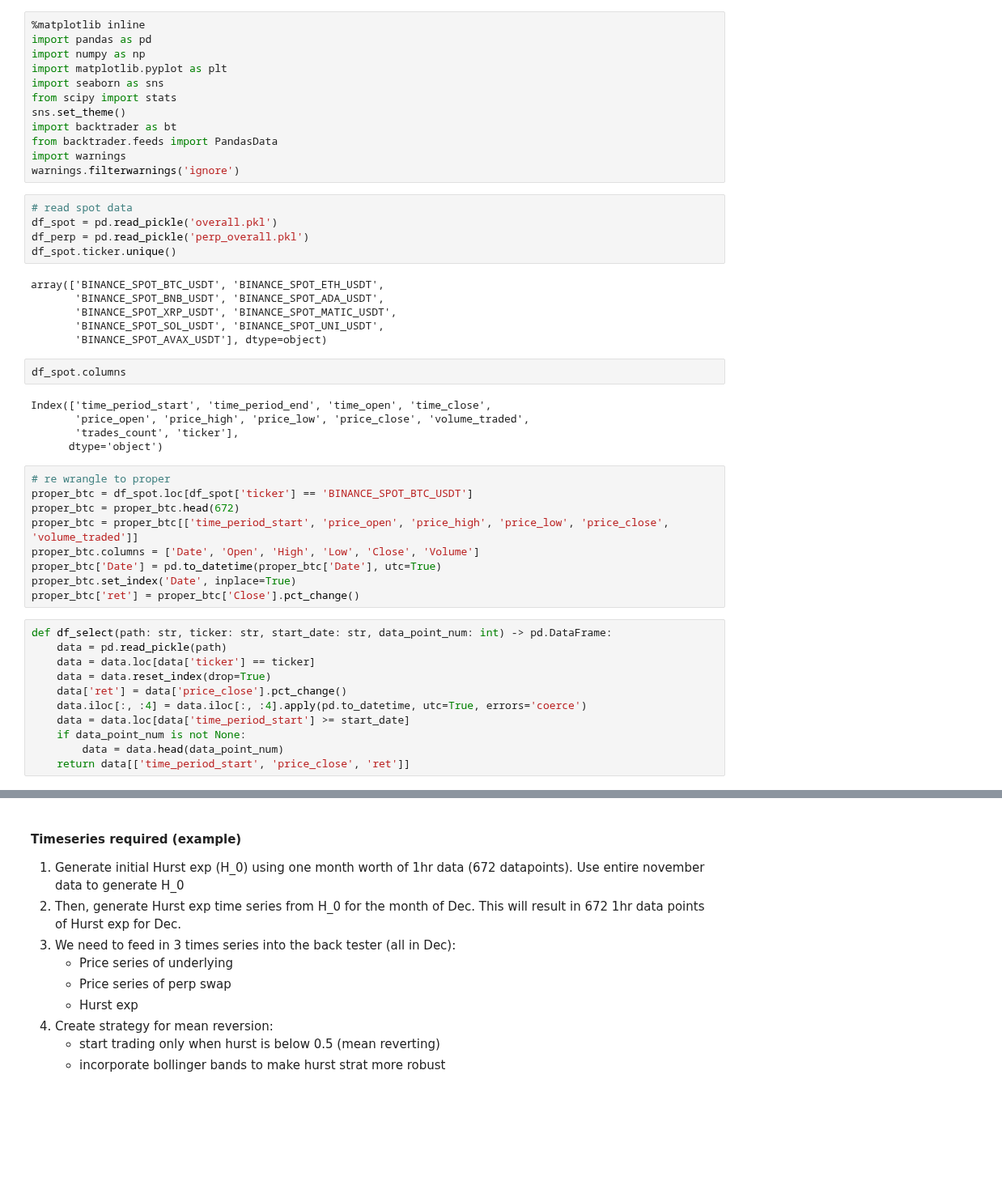
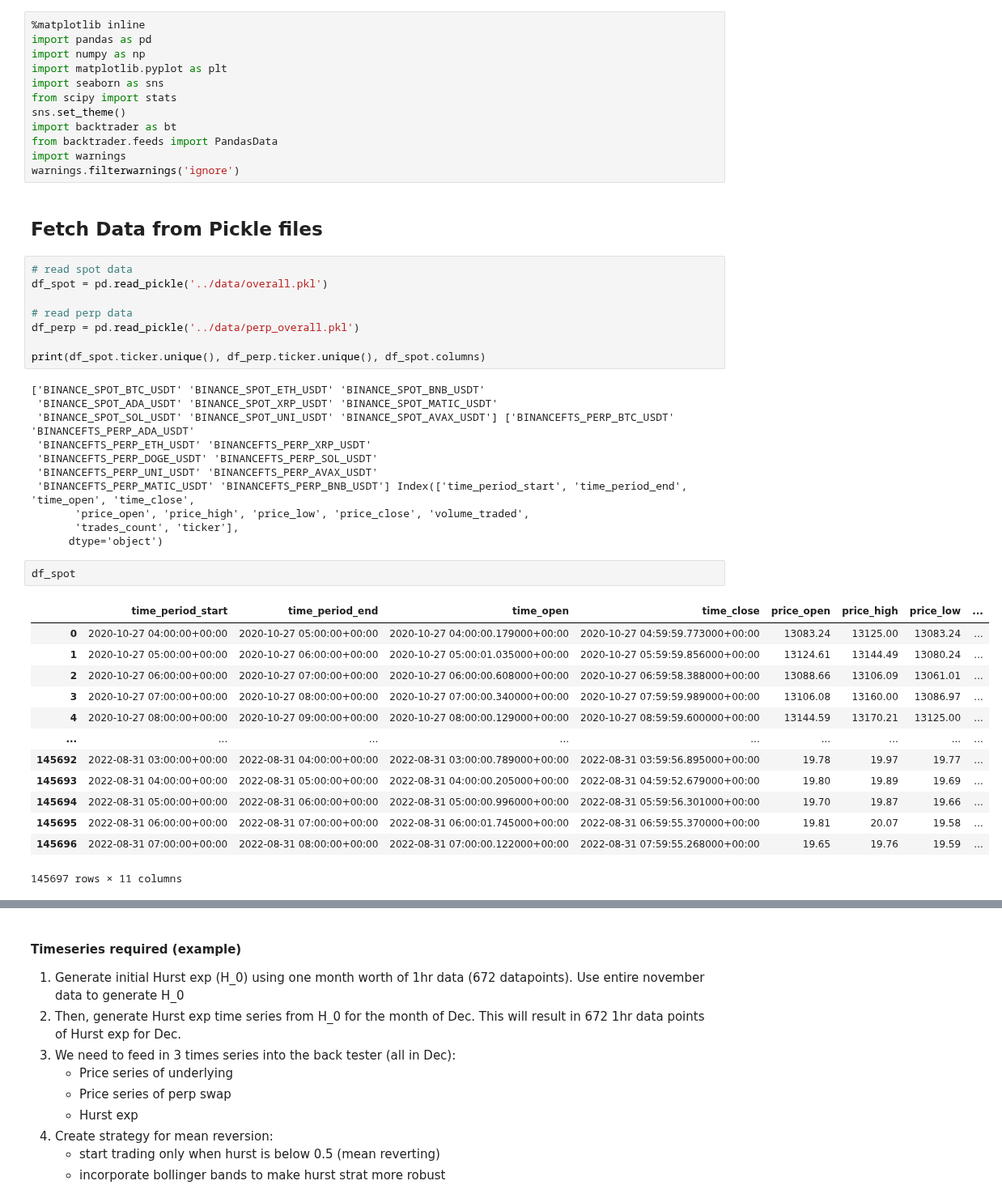
Before and after one commit to regression-gerry/hurst_capstone, a Jupyter notebook: notebooks/rescaled_range_analysis.ipynb, the cells around one changed output, grey strips where cells are left out. Shown at 81% size. Saved outputs shown, nothing was run; the diff lists cells and outputs as text; blank space fills up the shorter version.

```diff
--- a/notebooks/rescaled_range_analysis.ipynb
+++ b/notebooks/rescaled_range_analysis.ipynb
@@ -12,41 +12,40 @@ import backtrader as bt
 from backtrader.feeds import PandasData
 import warnings
 warnings.filterwarnings('ignore')
+# %% [markdown]
+## Fetch Data from Pickle files
 # %%
 # read spot data
-df_spot = pd.read_pickle('overall.pkl')
-df_perp = pd.read_pickle('perp_overall.pkl')
-df_spot.ticker.unique()
+df_spot = pd.read_pickle('../data/overall.pkl')
+
+# read perp data
+df_perp = pd.read_pickle('../data/perp_overall.pkl')
+
+print(df_spot.ticker.unique(), df_perp.ticker.unique(), df_spot.columns)
 # %% [output]
-array(['BINANCE_SPOT_BTC_USDT', 'BINANCE_SPOT_ETH_USDT',
-       'BINANCE_SPOT_BNB_USDT', 'BINANCE_SPOT_ADA_USDT',
-       'BINANCE_SPOT_XRP_USDT', 'BINANCE_SPOT_MATIC_USDT',
-       'BINANCE_SPOT_SOL_USDT', 'BINANCE_SPOT_UNI_USDT',
-       'BINANCE_SPOT_AVAX_USDT'], dtype=object)
+['BINANCE_SPOT_BTC_USDT' 'BINANCE_SPOT_ETH_USDT' 'BINANCE_SPOT_BNB_USDT'
+ 'BINANCE_SPOT_ADA_USDT' 'BINANCE_SPOT_XRP_USDT' 'BINANCE_SPOT_MATIC_USDT'
+ 'BINANCE_SPOT_SOL_USDT' 'BINANCE_SPOT_UNI_USDT' 'BINANCE_SPOT_AVAX_USDT'] ['BINANCEFTS_PERP_BTC_USDT' 'BINANCEFTS_PERP_ADA_USDT'
+ 'BINANCEFTS_PERP_ETH_USDT' 'BINANCEFTS_PERP_XRP_USDT'
+ 'BINANCEFTS_PERP_DOGE_USDT' 'BINANCEFTS_PERP_SOL_USDT'
+ 'BINANCEFTS_PERP_UNI_USDT' 'BINANCEFTS_PERP_AVAX_USDT'
+ 'BINANCEFTS_PERP_MATIC_USDT' 'BINANCEFTS_PERP_BNB_USDT'] Index(['time_period_start', 'time_period_end', 'time_open', 'time_close',
+       'price_open', 'price_high', 'price_low', 'price_close', 'volume_traded',
+       'trades_count', 'ticker'],
+      dtype='object')
 # %%
-df_spot.columns
+df_spot
 # %% [output]
+|  | time_period_start | time_period_end | time_open | time_close | price_open | price_high | price_low | ... |
+| 0 | 2020-10-27 04:00:00+00:00 | 2020-10-27 05:00:00+00:00 | 2020-10-27 04:00:00.179000+00:00 | 2020-10-27 04:59:59.773000+00:00 | 13083.24 | 13125.00 | 13083.24 | ... |
+| 1 | 2020-10-27 05:00:00+00:00 | 2020-10-27 06:00:00+00:00 | 2020-10-27 05:00:01.035000+00:00 | 2020-10-27 05:59:59.856000+00:00 | 13124.61 | 13144.49 | 13080.24 | ... |
+| 2 | 2020-10-27 06:00:00+00:00 | 2020-10-27 07:00:00+00:00 | 2020-10-27 06:00:00.608000+00:00 | 2020-10-27 06:59:58.388000+00:00 | 13088.66 | 13106.09 | 13061.01 | ... |
+| 3 | 2020-10-27 07:00:00+00:00 | 2020-10-27 08:00:00+00:00 | 2020-10-27 07:00:00.340000+00:00 | 2020-10-27 07:59:59.989000+00:00 | 13106.08 | 13160.00 | 13086.97 | ... |
+| 4 | 2020-10-27 08:00:00+00:00 | 2020-10-27 09:00:00+00:00 | 2020-10-27 08:00:00.129000+00:00 | 2020-10-27 08:59:59.600000+00:00 | 13144.59 | 13170.21 | 13125.00 | ... |
+| ... | ... | ... | ... | ... | ... | ... | ... | ... |
+| 145692 | 2022-08-31 03:00:00+00:00 | 2022-08-31 04:00:00+00:00 | 2022-08-31 03:00:00.789000+00:00 | 2022-08-31 03:59:56.895000+00:00 | 19.78 | 19.97 | 19.77 | ... |
+| 145693 | 2022-08-31 04:00:00+00:00 | 2022-08-31 05:00:00+00:00 | 2022-08-31 04:00:00.205000+00:00 | 2022-08-31 04:59:52.679000+00:00 | 19.80 | 19.89 | 19.69 | ... |
+| 145694 | 2022-08-31 05:00:00+00:00 | 2022-08-31 06:00:00+00:00 | 2022-08-31 05:00:00.996000+00:00 | 2022-08-31 05:59:56.301000+00:00 | 19.70 | 19.87 | 19.66 | ... |
+| 145695 | 2022-08-31 06:00:00+00:00 | 2022-08-31 07:00:00+00:00 | 2022-08-31 06:00:01.745000+00:00 | 2022-08-31 06:59:55.370000+00:00 | 19.81 | 20.07 | 19.58 | ... |
+| 145696 | 2022-08-31 07:00:00+00:00 | 2022-08-31 08:00:00+00:00 | 2022-08-31 07:00:00.122000+00:00 | 2022-08-31 07:59:55.268000+00:00 | 19.65 | 19.76 | 19.59 | ... |
-Index(['time_period_start', 'time_period_end', 'time_open', 'time_close',
-       'price_open', 'price_high', 'price_low', 'price_close', 'volume_traded',
-       'trades_count', 'ticker'],
-      dtype='object')
+145697 rows × 11 columns
-# %%
-# re wrangle to proper
-proper_btc = df_spot.loc[df_spot['ticker'] == 'BINANCE_SPOT_BTC_USDT']
-proper_btc = proper_btc.head(672)
-proper_btc = proper_btc[['time_period_start', 'price_open', 'price_high', 'price_low', 'price_close', 'volume_traded']]
-proper_btc.columns = ['Date', 'Open', 'High', 'Low', 'Close', 'Volume']
-proper_btc['Date'] = pd.to_datetime(proper_btc['Date'], utc=True)
-proper_btc.set_index('Date', inplace=True)
-proper_btc['ret'] = proper_btc['Close'].pct_change()
-# %%
-def df_select(path: str, ticker: str, start_date: str, data_point_num: int) -> pd.DataFrame:
-    data = pd.read_pickle(path)
-    data = data.loc[data['ticker'] == ticker]
-    data = data.reset_index(drop=True)
-    data['ret'] = data['price_close'].pct_change()
-    data.iloc[:, :4] = data.iloc[:, :4].apply(pd.to_datetime, utc=True, errors='coerce')
-    data = data.loc[data['time_period_start'] >= start_date]
-    if data_point_num is not None:
-        data = data.head(data_point_num)
-    return data[['time_period_start', 'price_close', 'ret']]
```
Also changed, not shown: parts of 28 cells of this notebook, 6 other files.
